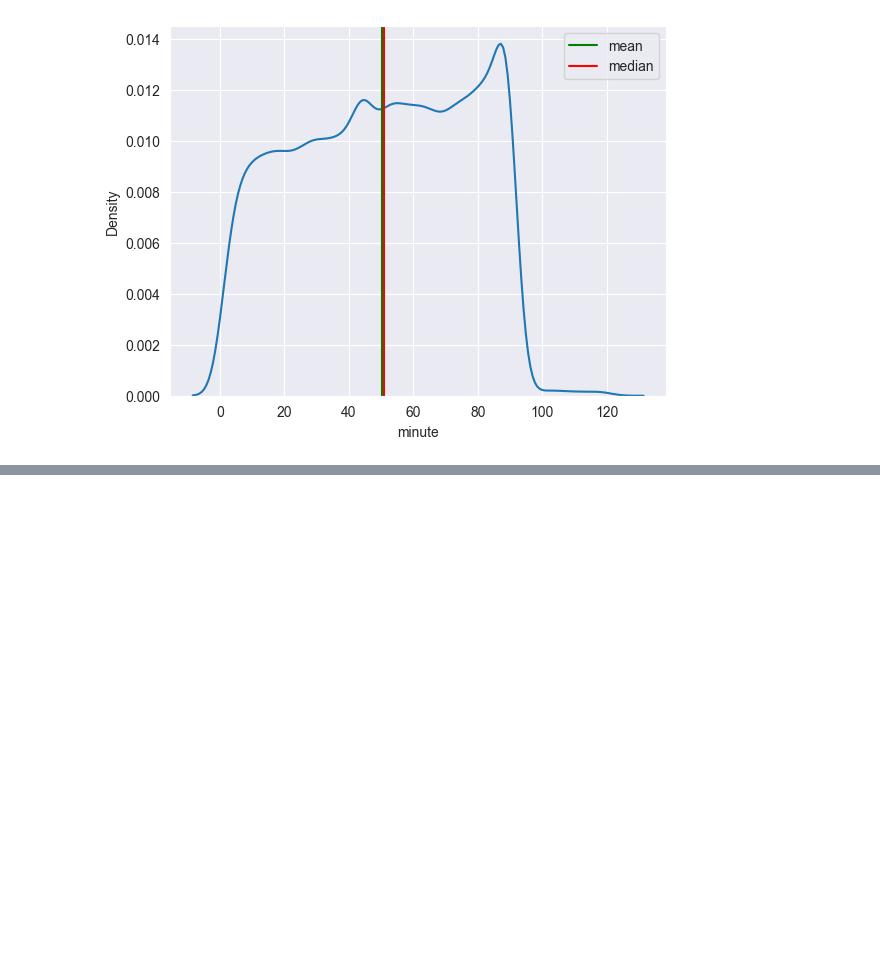
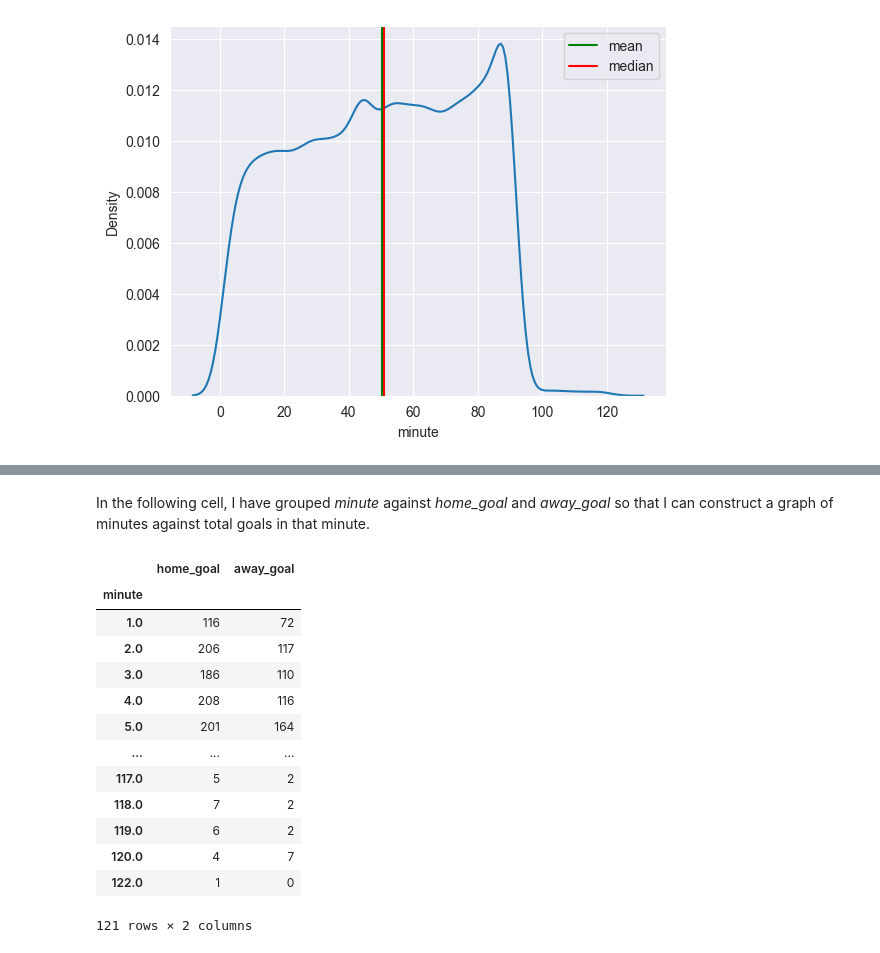
Before and after one commit to ryuukkk/football-data-analysis, a Jupyter notebook: DE_PROJECT.ipynb, the cells around one changed output, grey strips where cells are left out. Saved outputs shown, nothing was run; the diff lists cells and outputs as text; code cells hidden in the pictures; blank space fills up the shorter version.

```diff
--- a/DE_PROJECT.ipynb
+++ b/DE_PROJECT.ipynb
@@ -201,0 +241,20 @@ ax.legend()
+# %% [markdown]
+In the following cell, I have grouped <i>minute</i> against <i>home_goal</i> and <i>away_goal</i> so that I can construct a graph of minutes against total goals in that minute.
+# %%
+minute_v_goal = minute_v_goal.groupby('minute').sum(numeric_only=True)
+minute_v_goal
+# %% [output]
+|  | home_goal | away_goal |
+| minute |  |  |
+| 1.0 | 116 | 72 |
+| 2.0 | 206 | 117 |
+| 3.0 | 186 | 110 |
+| 4.0 | 208 | 116 |
+| 5.0 | 201 | 164 |
+| ... | ... | ... |
+| 117.0 | 5 | 2 |
+| 118.0 | 7 | 2 |
+| 119.0 | 6 | 2 |
+| 120.0 | 4 | 7 |
+| 122.0 | 1 | 0 |
+121 rows × 2 columns
```
Also changed, not shown: parts of 10 cells of this notebook, 1 other file.
